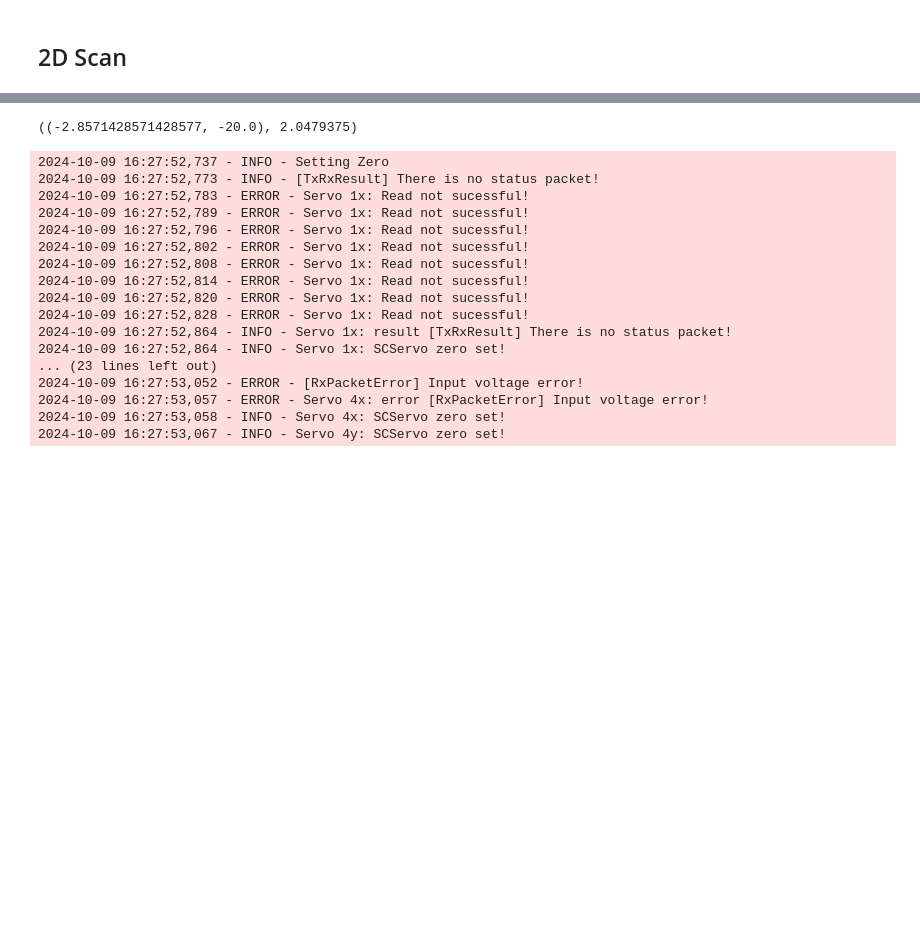
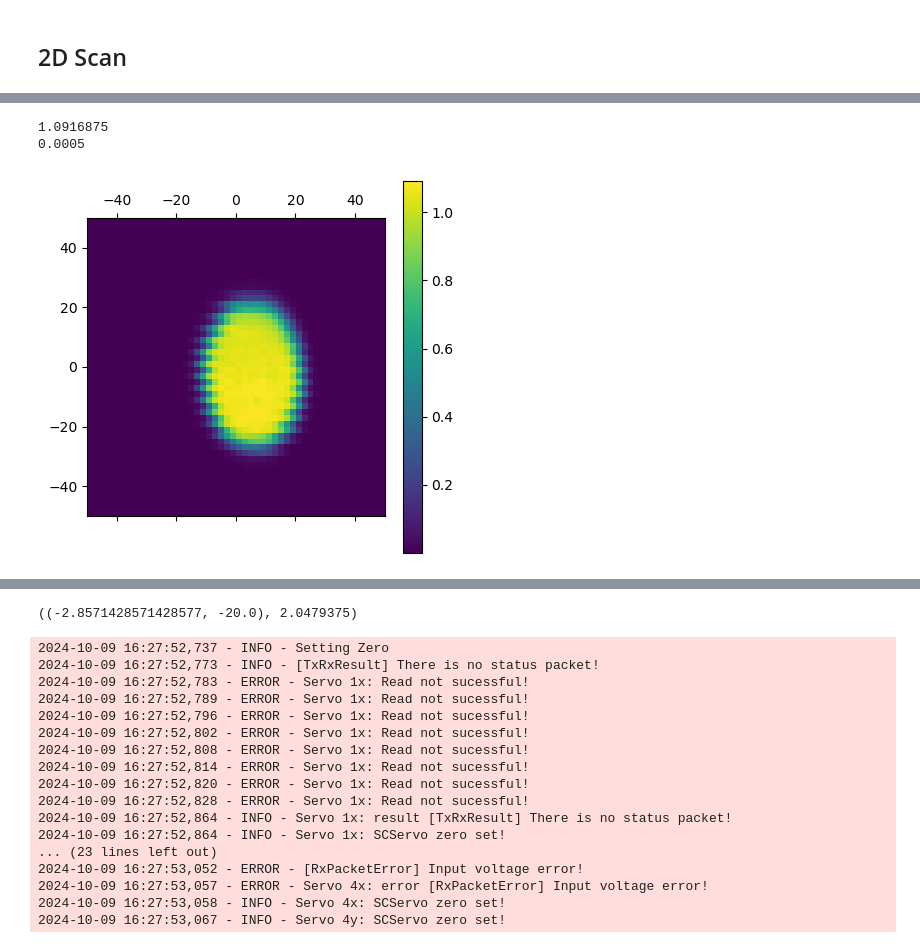
Before and after one commit to Stockholm254/servotest, a Jupyter notebook: src/expctl/servers/servoaligner/servocomp.ipynb, the cells around one changed output, grey strips where cells are left out. Drawn from its saved outputs; the diff is of its cells as text; code cells hidden in the pictures; blank space fills up the shorter version.

```diff
--- a/src/expctl/servers/servoaligner/servocomp.ipynb
+++ b/src/expctl/servers/servoaligner/servocomp.ipynb
@@ -51,0 +48,2 @@ Servo 1x: 2946.09375 deg        Servo 1y: 0.0 deg       Servo 2x: 3237.01171875
+# %%
+servos.set_zero()
@@ -120,0 +160,9 @@ def slope2perpvec(slope):
+# %%
+N_pts = 50
+POS_MASK = A_X_Y_MASK
+SCAN_RANGE = 50
+# cf = lambda para: callback_func(para,pos_mask=POS_MASK,jac=jac_pm10_rand10_lin70,jac_master_mask=A_POS_ALL_MASK,jac_x0 = jac_pm10_rand10_lin70_x0)
+cf = lambda para: callback_func(para,pos_mask=POS_MASK)
+X1,Y1,Z1 = motor_2d_scan(N_pts,SCAN_RANGE,servos,cf)
+# np.savez("/home/rydpiservo/servodata/servosetup1/scan_AXXDOT_pm10+rand10+lin70.npz",X1=X1,Y1=Y1,Z1=Z1)
+# %% [output]
@@ -120,0 +171,3 @@ def slope2perpvec(slope):
+1.0916875
+0.0005
+[figure, added]
```
Also changed, not shown: parts of 10 cells of this notebook, 6 other files.
